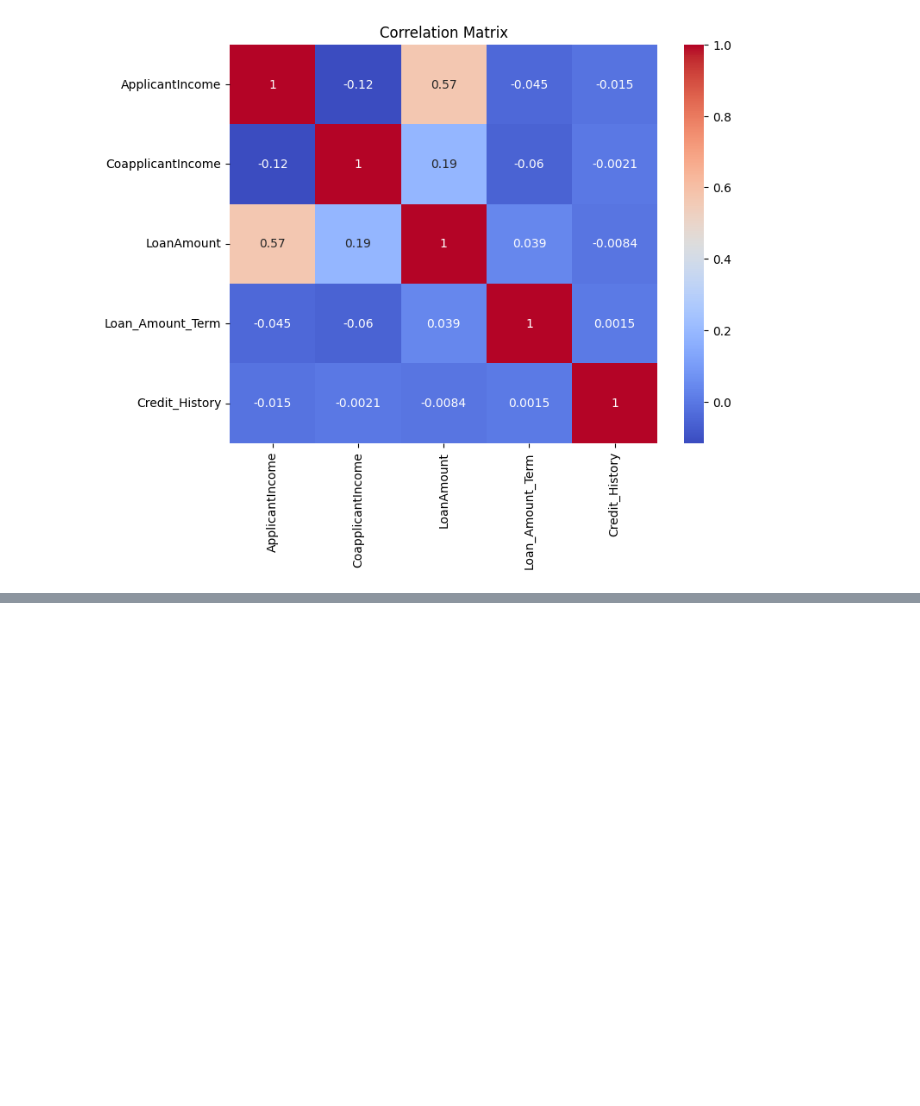
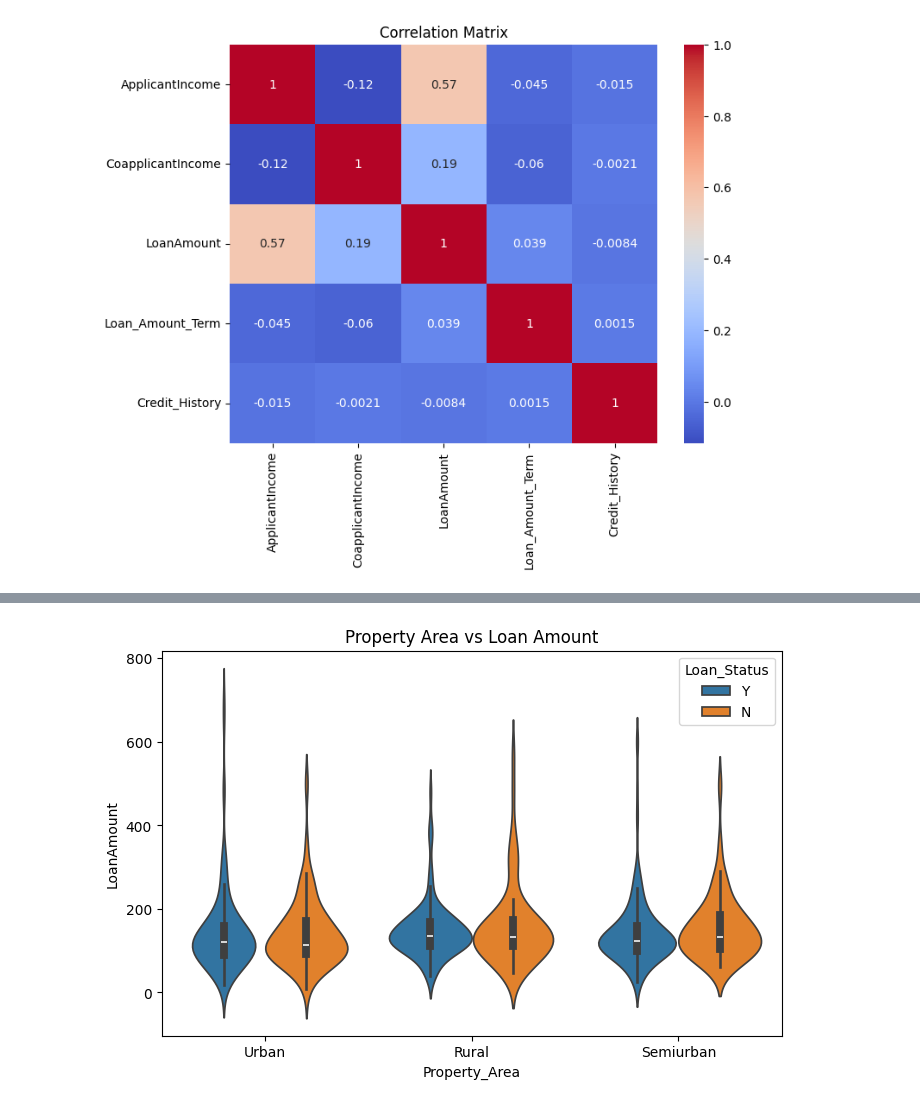
Before and after one commit to Deepakpakalapati30/Smart-Lender, a Jupyter notebook: loan_prediction.ipynb, the cells around one changed output, grey strips where cells are left out. Drawn from its saved outputs; the diff is of its cells as text; code cells hidden in the pictures; blank space fills up the shorter version.

```diff
--- a/loan_prediction.ipynb
+++ b/loan_prediction.ipynb
@@ -279,0 +305,7 @@ plt.show()
+# %%
+plt.figure(figsize=(8,5))
+sns.violinplot(x="Property_Area", y="LoanAmount", hue="Loan_Status", data=data)
+plt.title("Property Area vs Loan Amount")
+plt.show()
+# %% [output]
+[figure, added]
```
Also changed, not shown: parts of 4 cells of this notebook.
